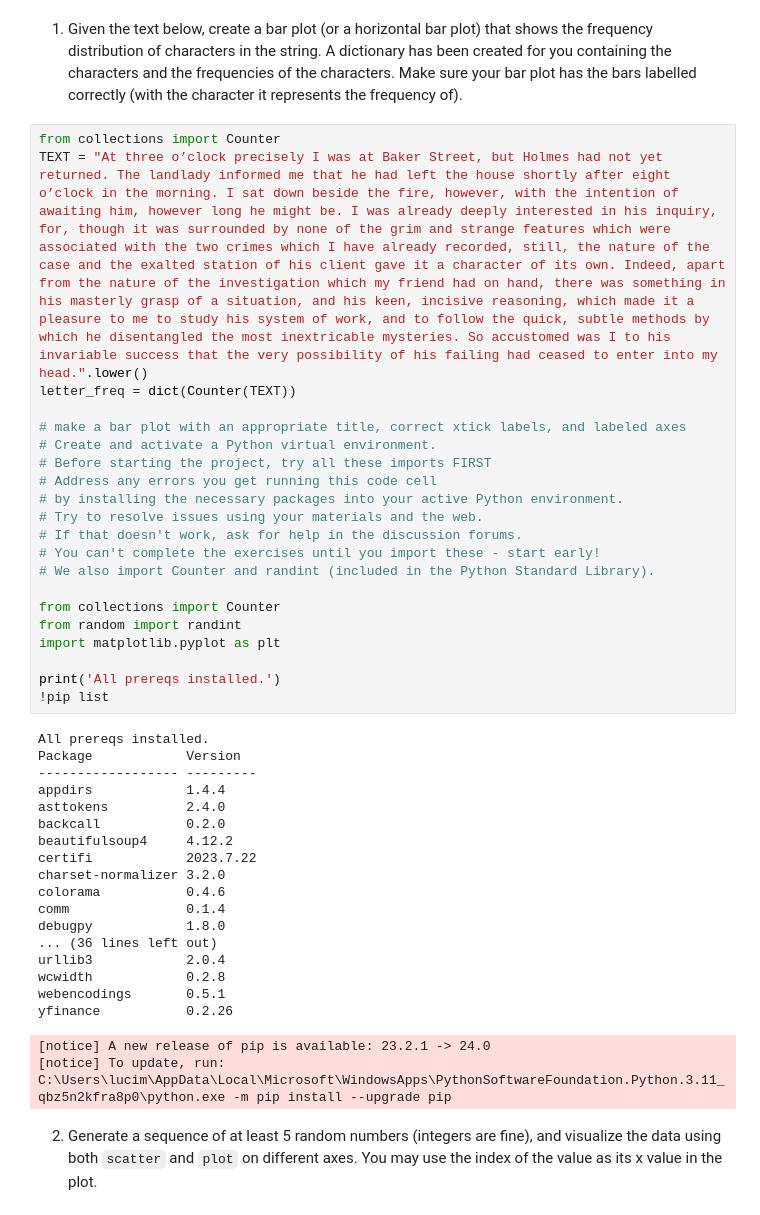
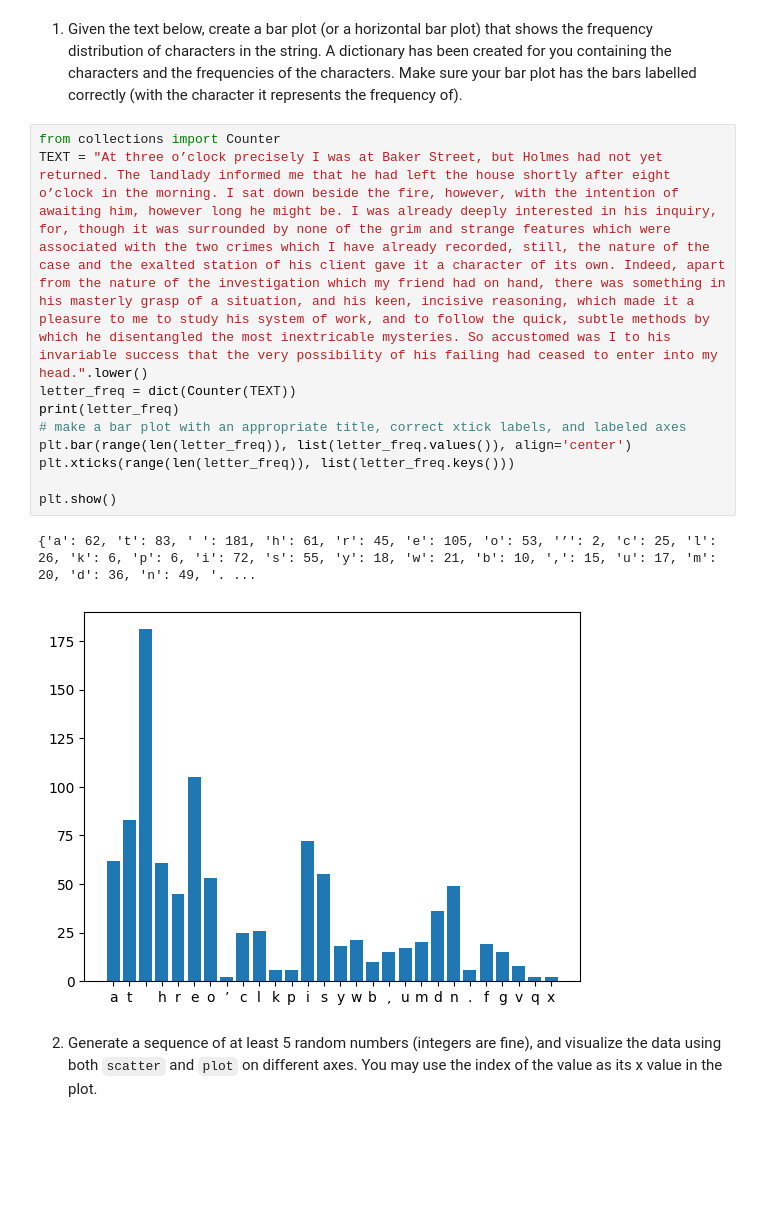
Before and after one commit to LuciMcD/wmnlp-materials-pyplotMod3, a Jupyter notebook: pyplot.ipynb, the cells around one changed output. Cells and saved outputs as stored; diff of their text form; blank space fills up the shorter version.

```diff
--- a/pyplot.ipynb
+++ b/pyplot.ipynb
@@ -20,43 +57,15 @@ Make sure your bar plot has the bars labelled correctly (with the character it r
 # %%
 from collections import Counter
 TEXT = "At three o’clock precisely I was at Baker Street, but Holmes had not yet returned. The landlady informed me that he had left the house shortly after eight o’clock in the morning. I sat down beside the fire, however, with the intention of awaiting him, however long he might be. I was already deeply interested in his inquiry, for, though it was surrounded by none of the grim and strange features which were associated with the two crimes which I have already recorded, still, the nature of the case and the exalted station of his client gave it a character of its own. Indeed, apart from the nature of the investigation which my friend had on hand, there was something in his masterly grasp of a situation, and his keen, incisive reasoning, which made it a pleasure to me to study his system of work, and to follow the quick, subtle methods by which he disentangled the most inextricable mysteries. So accustomed was I to his invariable success that the very possibility of his failing had ceased to enter into my head.".lower()
 letter_freq = dict(Counter(TEXT))
+print(letter_freq)
+# make a bar plot with an appropriate title, correct xtick labels, and labeled axes
+plt.bar(range(len(letter_freq)), list(letter_freq.values()), align='center')
+plt.xticks(range(len(letter_freq)), list(letter_freq.keys()))
 
-# make a bar plot with an appropriate title, correct xtick labels, and labeled axes
-# Create and activate a Python virtual environment.
-# Before starting the project, try all these imports FIRST
-# Address any errors you get running this code cell
-# by installing the necessary packages into your active Python environment.
-# Try to resolve issues using your materials and the web.
-# If that doesn't work, ask for help in the discussion forums.
-# You can't complete the exercises until you import these - start early!
-# We also import Counter and randint (included in the Python Standard Library).
-
-from collections import Counter
-from random import randint
-import matplotlib.pyplot as plt
-
-print('All prereqs installed.')
-!pip list
+plt.show()
 # %% [output]
-All prereqs installed.
-Package            Version
------------------- ---------
-appdirs            1.4.4
-asttokens          2.4.0
-backcall           0.2.0
-beautifulsoup4     4.12.2
-certifi            2023.7.22
-charset-normalizer 3.2.0
-colorama           0.4.6
-comm               0.1.4
-debugpy            1.8.0
-... (36 lines left out)
-urllib3            2.0.4
-wcwidth            0.2.8
-webencodings       0.5.1
-yfinance           0.2.26
+{'a': 62, 't': 83, ' ': 181, 'h': 61, 'r': 45, 'e': 105, 'o': 53, '’': 2, 'c': 25, 'l': 26, 'k': 6, 'p': 6, 'i': 72, 's': 55, 'y': 18, 'w': 21, 'b': 10, ',': 15, 'u': 17, 'm': 20, 'd': 36, 'n': 49, '. ...
-[notice] A new release of pip is available: 23.2.1 -> 24.0
-[notice] To update, run: C:\Users\lucim\AppData\Local\Microsoft\WindowsApps\PythonSoftwareFoundation.Python.3.11_qbz5n2kfra8p0\python.exe -m pip install --upgrade pip
+[figure, added]
 # %% [markdown]
 2. Generate a sequence of at least 5 random numbers (integers are fine), and visualize the data using both `scatter` and `plot` on different axes.  You may use the index of the value as its x value in the plot.
```
Also changed, not shown: parts of 5 cells of this notebook.
